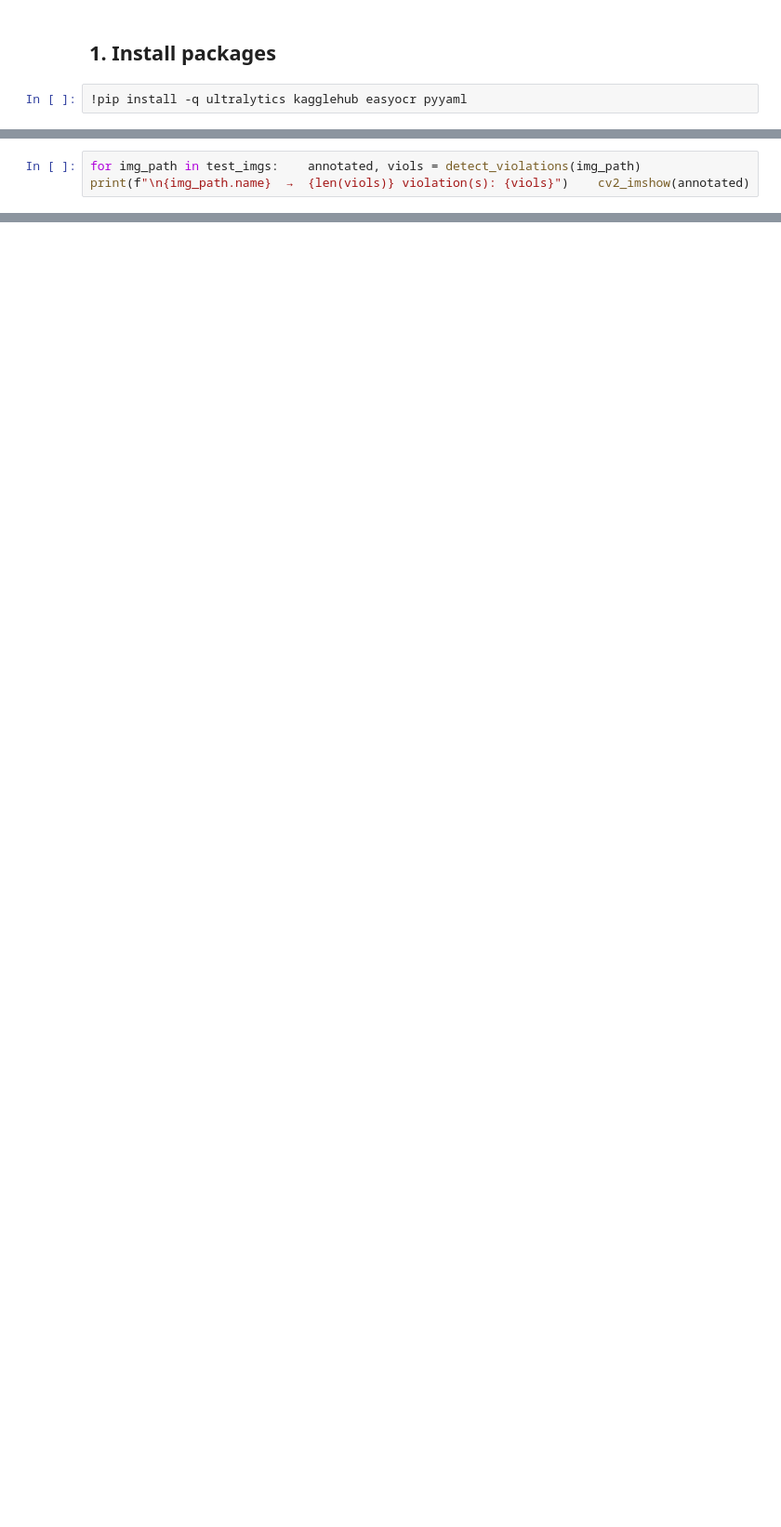
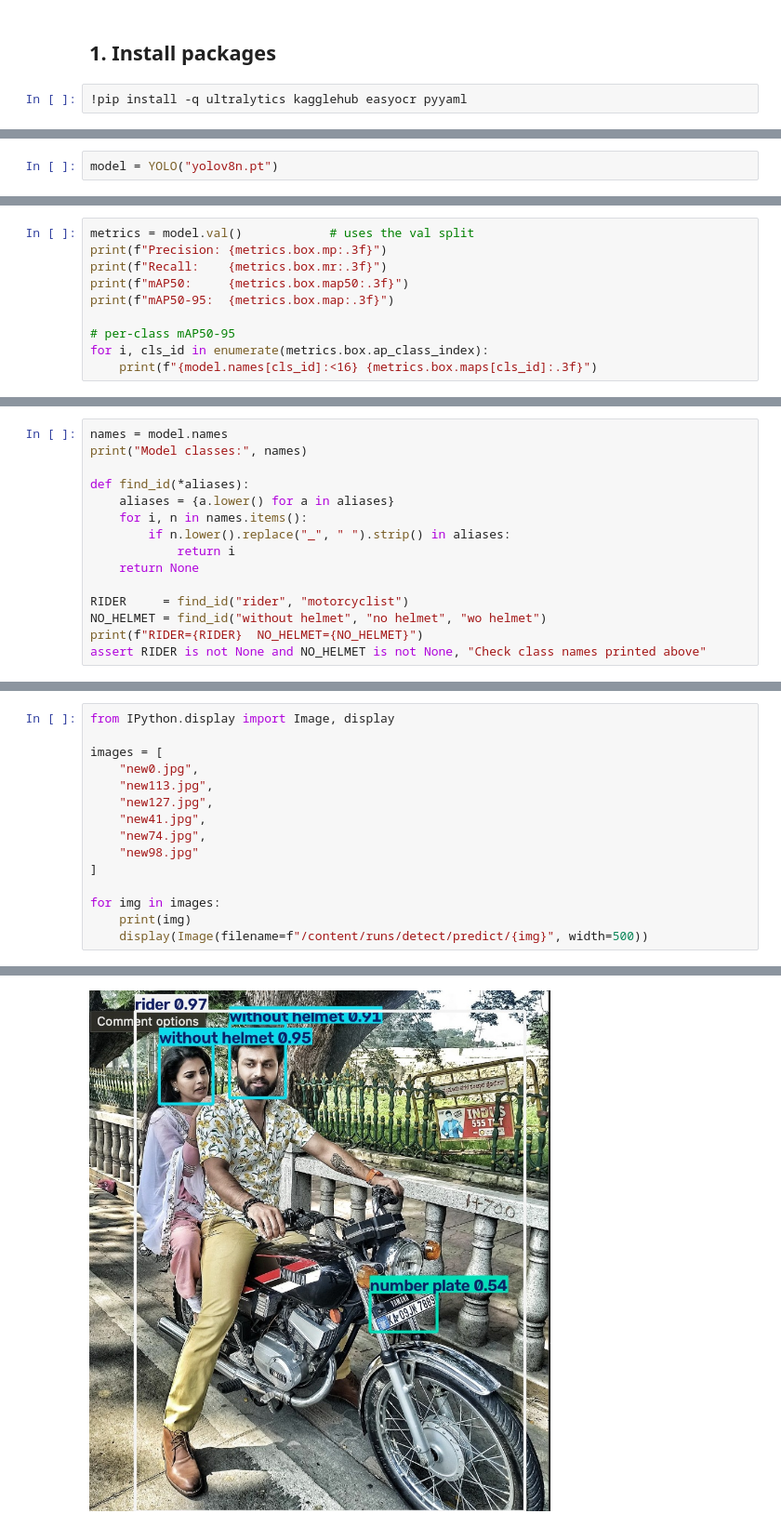
Before and after one commit to shekharsanskar9/Argus, a Jupyter notebook: helmet_detection_colab.ipynb, the cells around one changed output, grey strips where cells are left out. Shown at 93% size. Drawn from its saved outputs; the diff is of its cells as text; blank space fills up the shorter version.

```diff
--- a/helmet_detection_colab.ipynb
+++ b/helmet_detection_colab.ipynb
@@ -55,2 +6,0 @@ import numpy as npdef center_in(outer, inner):    cx = (inner[0] + inner[2]) / 2
-# %%
-for img_path in test_imgs:    annotated, viols = detect_violations(img_path)    print(f"\n{img_path.name}  →  {len(viols)} violation(s): {viols}")    cv2_imshow(annotated)
@@ -66,0 +111,2 @@ from google.colab import files as _files_files.download("runs/helmet/train/weigh
+# %%
+model = YOLO("yolov8n.pt")
@@ -66,0 +159,10 @@ from google.colab import files as _files_files.download("runs/helmet/train/weigh
+# %%
+metrics = model.val()            # uses the val split
+print(f"Precision: {metrics.box.mp:.3f}")
+print(f"Recall:    {metrics.box.mr:.3f}")
+print(f"mAP50:     {metrics.box.map50:.3f}")
+print(f"mAP50-95:  {metrics.box.map:.3f}")
+
+# per-class mAP50-95
+for i, cls_id in enumerate(metrics.box.ap_class_index):
+    print(f"{model.names[cls_id]:<16} {metrics.box.maps[cls_id]:.3f}")
@@ -66,0 +190,15 @@ from google.colab import files as _files_files.download("runs/helmet/train/weigh
+# %%
+names = model.names
+print("Model classes:", names)
+
+def find_id(*aliases):
+    aliases = {a.lower() for a in aliases}
+    for i, n in names.items():
+        if n.lower().replace("_", " ").strip() in aliases:
+            return i
+    return None
+
+RIDER     = find_id("rider", "motorcyclist")
+NO_HELMET = find_id("without helmet", "no helmet", "wo helmet")
+print(f"RIDER={RIDER}  NO_HELMET={NO_HELMET}")
+assert RIDER is not None and NO_HELMET is not None, "Check class names printed above"
@@ -66,0 +307,16 @@ from google.colab import files as _files_files.download("runs/helmet/train/weigh
+# %%
+from IPython.display import Image, display
+
+images = [
+    "new0.jpg",
+    "new113.jpg",
+    "new127.jpg",
+    "new41.jpg",
+    "new74.jpg",
+    "new98.jpg"
+]
+
+for img in images:
+    print(img)
+    display(Image(filename=f"/content/runs/detect/predict/{img}", width=500))
+# %% [output]
@@ -66,0 +324 @@ from google.colab import files as _files_files.download("runs/helmet/train/weigh
+[figure, added]
```
Also changed, not shown: parts of 99 cells of this notebook, 2 other files.
